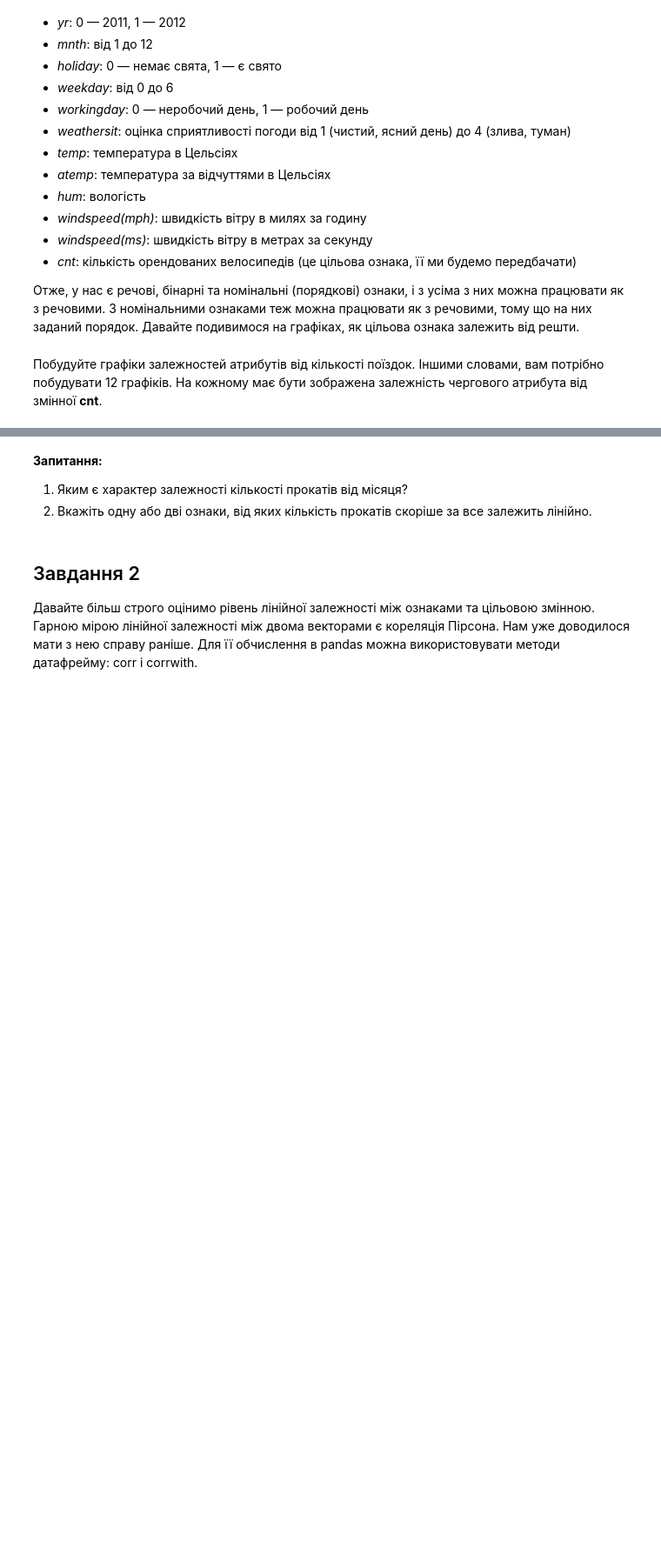
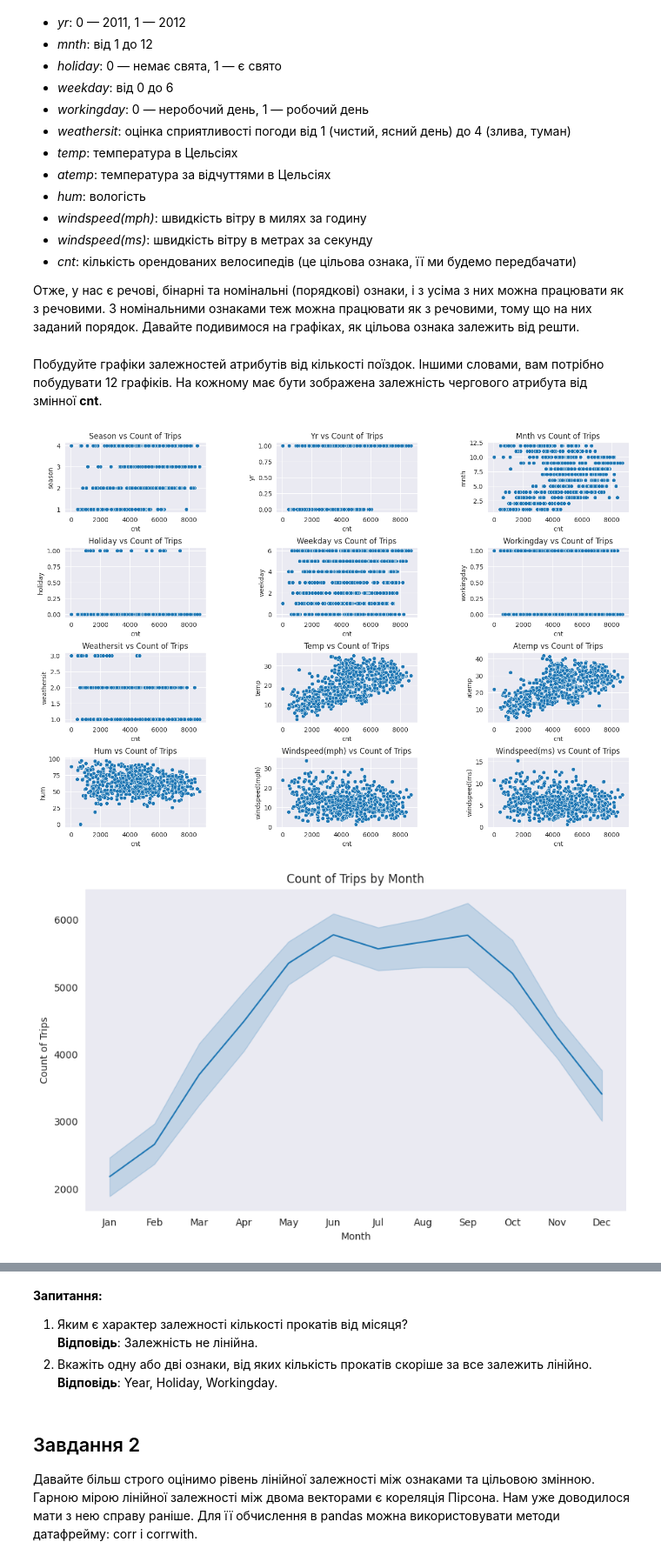
Before and after one commit to Zaicevvv/GoIT-DSandML-Private, a Jupyter notebook: HW7.ipynb, the cells around one changed output, grey strips where cells are left out. Shown at 87% size. Cells and saved outputs as stored; diff of their text form; code cells hidden in the pictures; blank space fills up the shorter version.

```diff
--- a/HW7.ipynb
+++ b/HW7.ipynb
@@ -30,0 +22,3 @@ df = # put your code here
+# %%
+df = pd.read_csv('/content/bikes_rent.csv')
+df.head()
@@ -51,0 +51,37 @@ df = # put your code here
+# %%
+import seaborn as sns
+
+plt.figure(figsize=(16, 11))
+plt.subplots_adjust(hspace=0.5, wspace=0.5)
+
+for i, attribute in enumerate(df.columns[:-1]):
+    plt.subplot(4, 3, i+1)
+    sns.set_style("darkgrid")
+    sns.scatterplot(x='cnt', y=attribute, data=df)
+    plt.title(f'{attribute.capitalize()} vs Count of Trips')
+
+plt.show()
+
+plt.figure(figsize=(10, 6))
+
+sns.lineplot(x='mnth', y='cnt', data=df)
+plt.title('Count of Trips by Month')
+plt.xlabel('Month')
+plt.ylabel('Count of Trips')
+plt.xticks(range(1, 13), ['Jan', 'Feb', 'Mar', 'Apr', 'May', 'Jun', 'Jul', 'Aug', 'Sep', 'Oct', 'Nov', 'Dec'])
+plt.grid()
+plt.show()
+
+plt.figure(figsize=(16, 11))
+plt.subplots_adjust(hspace=0.5, wspace=0.5)
+
+for i, attribute in enumerate(df.columns[:-1]):
+    plt.subplot(4, 3, i+1)
+    sns.set_style("darkgrid")
+    sns.lineplot(y='cnt', x=attribute, data=df)
+    plt.title(f'{attribute.capitalize()} vs Count of Trips')
+
+plt.show()
+# %% [output]
+[figure, added]
+[figure, added]
@@ -52,7 +89,9 @@ df = # put your code here
 # %% [markdown]
 __Запитання:__
 1. Яким є характер залежності кількості прокатів від місяця?
+  **Відповідь**: Залежність не лінійна.
 1. Вкажіть одну або дві ознаки, від яких кількість прокатів скоріше за все залежить лінійно.
+  **Відповідь**: Year, Holiday, Workingday.
 # %% [markdown]
 ## Завдання 2
 
```
Also changed, not shown: parts of 32 cells of this notebook.
